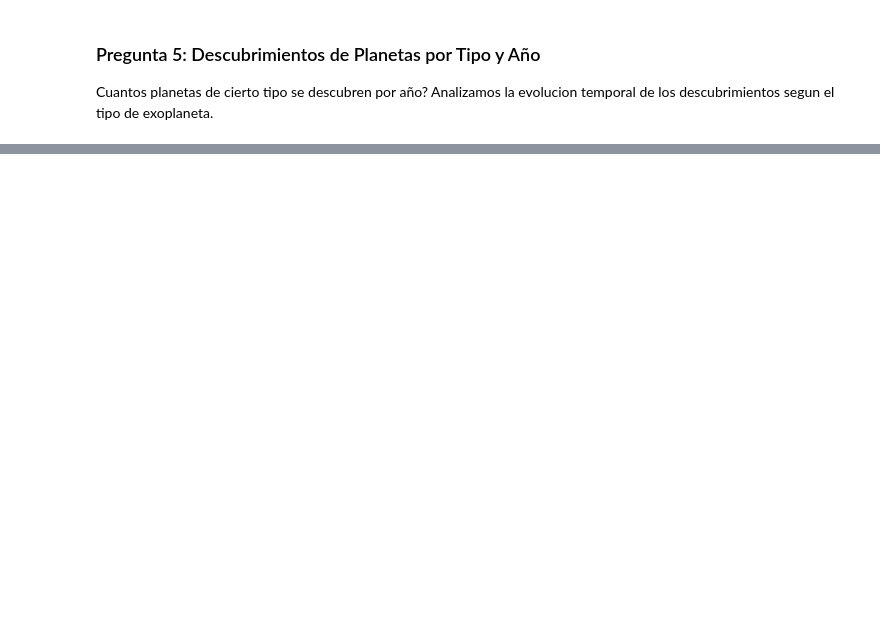
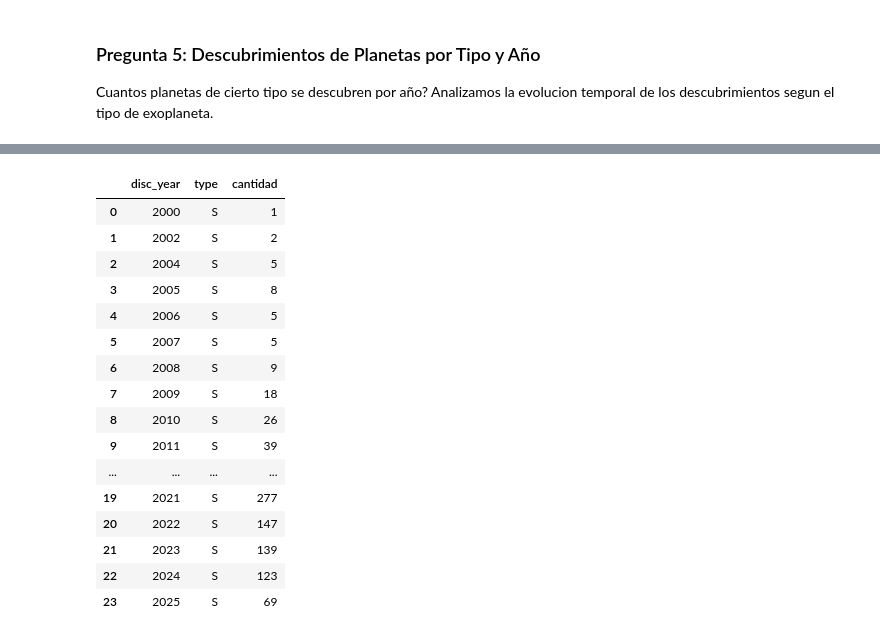
Before and after one commit to DaniFantasy/Proyecto-ciencia-de-datos, a Jupyter notebook: Preguntas/Exoplanet_EDA_Notebook.ipynb, the cells around one changed output, grey strips where cells are left out. Drawn from its saved outputs; the diff is of its cells as text; code cells hidden in the pictures; blank space fills up the shorter version.

```diff
--- a/Preguntas/Exoplanet_EDA_Notebook.ipynb
+++ b/Preguntas/Exoplanet_EDA_Notebook.ipynb
@@ -404,0 +371,36 @@ Este cuaderno proporciona un flujo reproducible para realizar el EDA sobre el co
+# %%
+# Cargar el dataset con informacion de radios y años de descubrimiento
+ruta = os.path.join("Data", "PSCompPars_2025.10.17_15.58.36.csv")
+df_planetas = pd.read_csv(ruta, on_bad_lines="skip", skiprows=88)
+
+# Clasificar planetas por tamaño usando copia para evitar SettingWithCopyWarning
+otros_tipos = df_planetas[df_planetas["pl_rade"] < 2].copy()
+supertierra = df_planetas[(df_planetas["pl_rade"] >= 2) & (df_planetas["pl_rade"] <= 10)].copy()
+gigantes = df_planetas[df_planetas["pl_rade"] > 10].copy()
+
+otros_tipos["type"] = "O"
+supertierra["type"] = "S"
+gigantes["type"] = "G"
+# %%
+supertierra = supertierra.groupby(["disc_year", "type"]).size().reset_index(name="cantidad")
+otros_tipos = otros_tipos.groupby(["disc_year", "type"]).size().reset_index(name="cantidad")
+gigantes = gigantes.groupby(["disc_year", "type"]).size().reset_index(name="cantidad")
+supertierra
+# %% [output]
+|  | disc_year | type | cantidad |
+| 0 | 2000 | S | 1 |
+| 1 | 2002 | S | 2 |
+| 2 | 2004 | S | 5 |
+| 3 | 2005 | S | 8 |
+| 4 | 2006 | S | 5 |
+| 5 | 2007 | S | 5 |
+| 6 | 2008 | S | 9 |
+| 7 | 2009 | S | 18 |
+| 8 | 2010 | S | 26 |
+| 9 | 2011 | S | 39 |
+| ... | ... | ... | ... |
+| 19 | 2021 | S | 277 |
+| 20 | 2022 | S | 147 |
+| 21 | 2023 | S | 139 |
+| 22 | 2024 | S | 123 |
+| 23 | 2025 | S | 69 |
```
Also changed, not shown: parts of 5 cells of this notebook, 1 other file.
